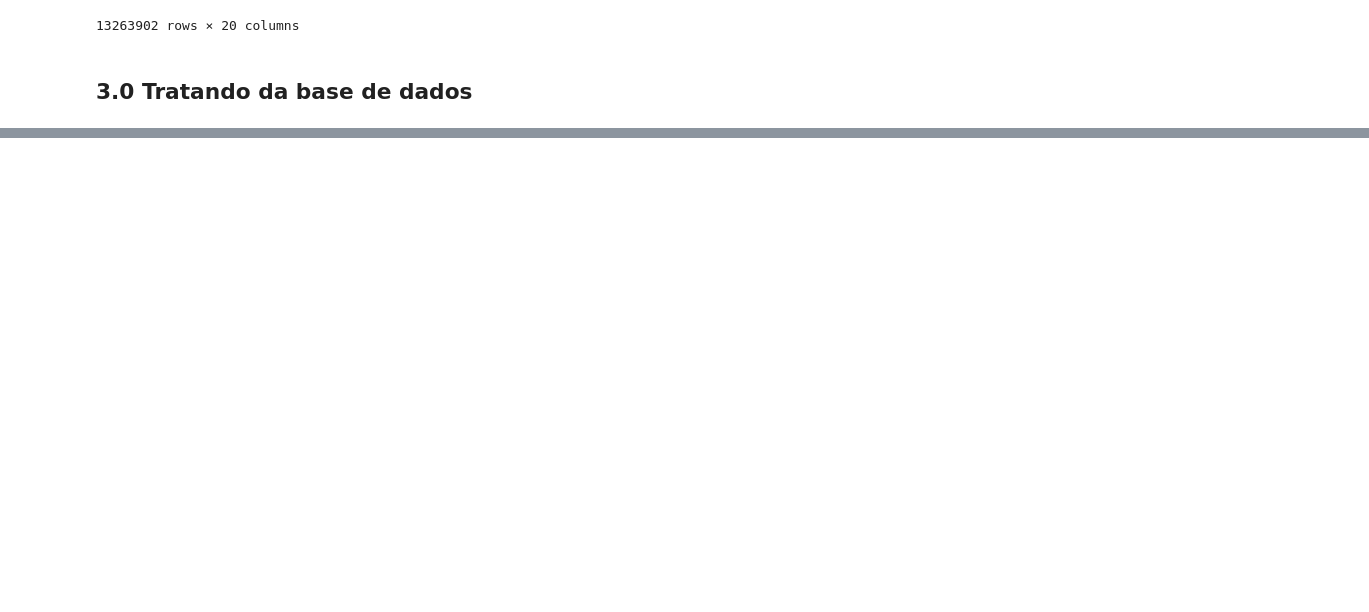
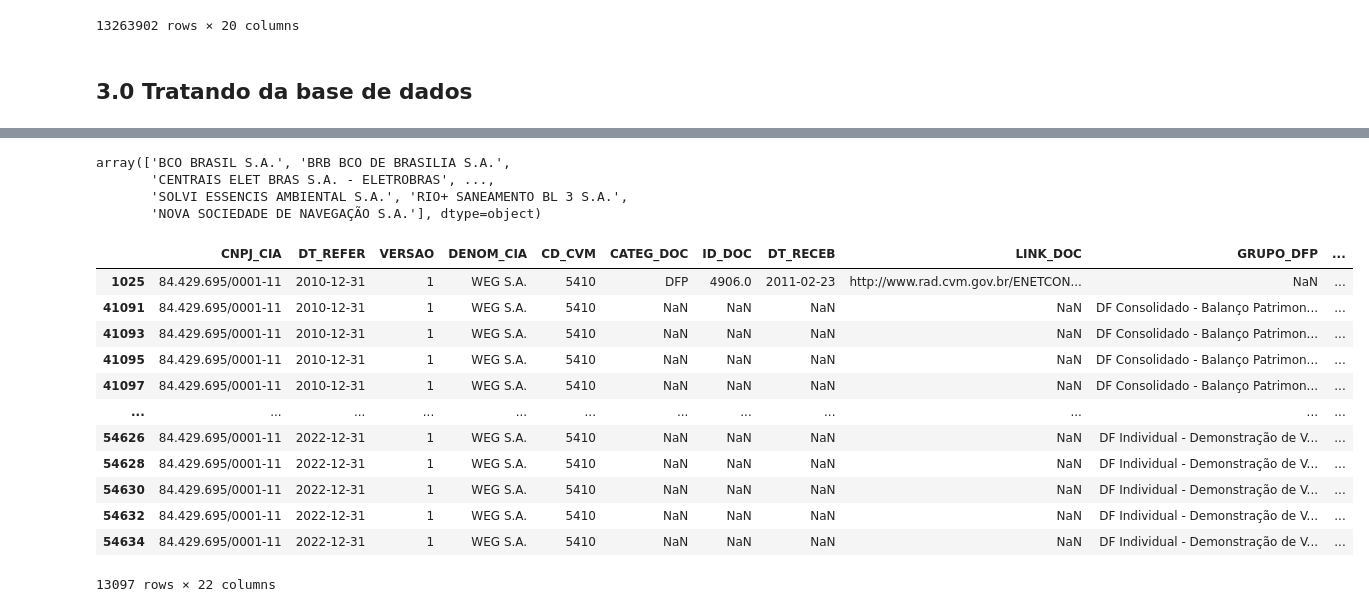
Before and after one commit to fcardosoo/Python-Mercado-Financeiro-Buscar-dados-de-balanco-de-empresas-na-CVM, a Jupyter notebook: dados_cvm.ipynb, the cells around one changed output, grey strips where cells are left out. Drawn from its saved outputs; the diff is of its cells as text; code cells hidden in the pictures; blank space fills up the shorter version.

```diff
--- a/dados_cvm.ipynb
+++ b/dados_cvm.ipynb
@@ -63,8 +63,8 @@ base_dados
 # %%
 #Separando a coluna 'GRUPO_DFP' que trás duas informaçõe concatenadas
 base_dados[['con_ind', 'tipo_item']] = base_dados['GRUPO_DFP'].str.split("-", expand = True) #separando no '-' e armazenando em 2 variáveis
-dase_dados['con_ind'] = base_dados['con_ind'].str.strip() #apagando os espaços em brando antes e após o hífen
-dase_dados['tipo_item'] = base_dados['tipo_item'].str.strip() #apagando os espaços em brando antes e após o hífen
+base_dados['con_ind'] = base_dados['con_ind'].str.strip() #apagando os espaços em brando antes e após o hífen
+base_dados['tipo_dem'] = base_dados['tipo_dem'].str.strip() #apagando os espaços em brando antes e após o hífen
 
 #Os dados constam o 'ÚLTIMO' e o 'PENÚLTIMO' balanço, como estes não interessam para a análise, serão excluídos.
 base_dados = base_dados[base_dados['ORDEM_EXERC'] != 'PENÚLTIMO']
@@ -70,0 +83,31 @@ base_dados = base_dados[base_dados['ORDEM_EXERC'] != 'PENÚLTIMO']
+# %%
+# Filtrar por empresas
+lista_empresas = base_dados['DENOM_CIA'].unique()
+
+lista_empresas
+# %% [output]
+array(['BCO BRASIL S.A.', 'BRB BCO DE BRASILIA S.A.',
+       'CENTRAIS ELET BRAS S.A. - ELETROBRAS', ...,
+       'SOLVI ESSENCIS AMBIENTAL S.A.', 'RIO+ SANEAMENTO BL 3 S.A.',
+       'NOVA SOCIEDADE DE NAVEGAÇÃO S.A.'], dtype=object)
+# %%
+# Filtrando os dados de uma empresa em específico, por exemplo o DRE da WEG
+
+weg_dre = base_dados[(base_dados['DENOM_CIA'] == 'WEG S.A.') &
+          (base_dados['tipo_dem'] == 'Demonstração do Resultado') &
+          (base_dados['DS_CONTA'] == 'Receita de Venda de Bens e/ou Serviços') &
+          (base_dados['cond_ind'] == 'DF Consolidado')]
+# %% [output]
+|  | CNPJ_CIA | DT_REFER | VERSAO | DENOM_CIA | CD_CVM | CATEG_DOC | ID_DOC | DT_RECEB | LINK_DOC | GRUPO_DFP | ... |
+| 1025 | 84.429.695/0001-11 | 2010-12-31 | 1 | WEG S.A. | 5410 | DFP | 4906.0 | 2011-02-23 | http://www.rad.cvm.gov.br/ENETCON... | NaN | ... |
+| 41091 | 84.429.695/0001-11 | 2010-12-31 | 1 | WEG S.A. | 5410 | NaN | NaN | NaN | NaN | DF Consolidado - Balanço Patrimon... | ... |
+| 41093 | 84.429.695/0001-11 | 2010-12-31 | 1 | WEG S.A. | 5410 | NaN | NaN | NaN | NaN | DF Consolidado - Balanço Patrimon... | ... |
+| 41095 | 84.429.695/0001-11 | 2010-12-31 | 1 | WEG S.A. | 5410 | NaN | NaN | NaN | NaN | DF Consolidado - Balanço Patrimon... | ... |
+| 41097 | 84.429.695/0001-11 | 2010-12-31 | 1 | WEG S.A. | 5410 | NaN | NaN | NaN | NaN | DF Consolidado - Balanço Patrimon... | ... |
+| ... | ... | ... | ... | ... | ... | ... | ... | ... | ... | ... | ... |
+| 54626 | 84.429.695/0001-11 | 2022-12-31 | 1 | WEG S.A. | 5410 | NaN | NaN | NaN | NaN | DF Individual - Demonstração de V... | ... |
+| 54628 | 84.429.695/0001-11 | 2022-12-31 | 1 | WEG S.A. | 5410 | NaN | NaN | NaN | NaN | DF Individual - Demonstração de V... | ... |
+| 54630 | 84.429.695/0001-11 | 2022-12-31 | 1 | WEG S.A. | 5410 | NaN | NaN | NaN | NaN | DF Individual - Demonstração de V... | ... |
+| 54632 | 84.429.695/0001-11 | 2022-12-31 | 1 | WEG S.A. | 5410 | NaN | NaN | NaN | NaN | DF Individual - Demonstração de V... | ... |
+| 54634 | 84.429.695/0001-11 | 2022-12-31 | 1 | WEG S.A. | 5410 | NaN | NaN | NaN | NaN | DF Individual - Demonstração de V... | ... |
+13097 rows × 22 columns
```
Also changed, not shown: parts of 1 cell of this notebook.
